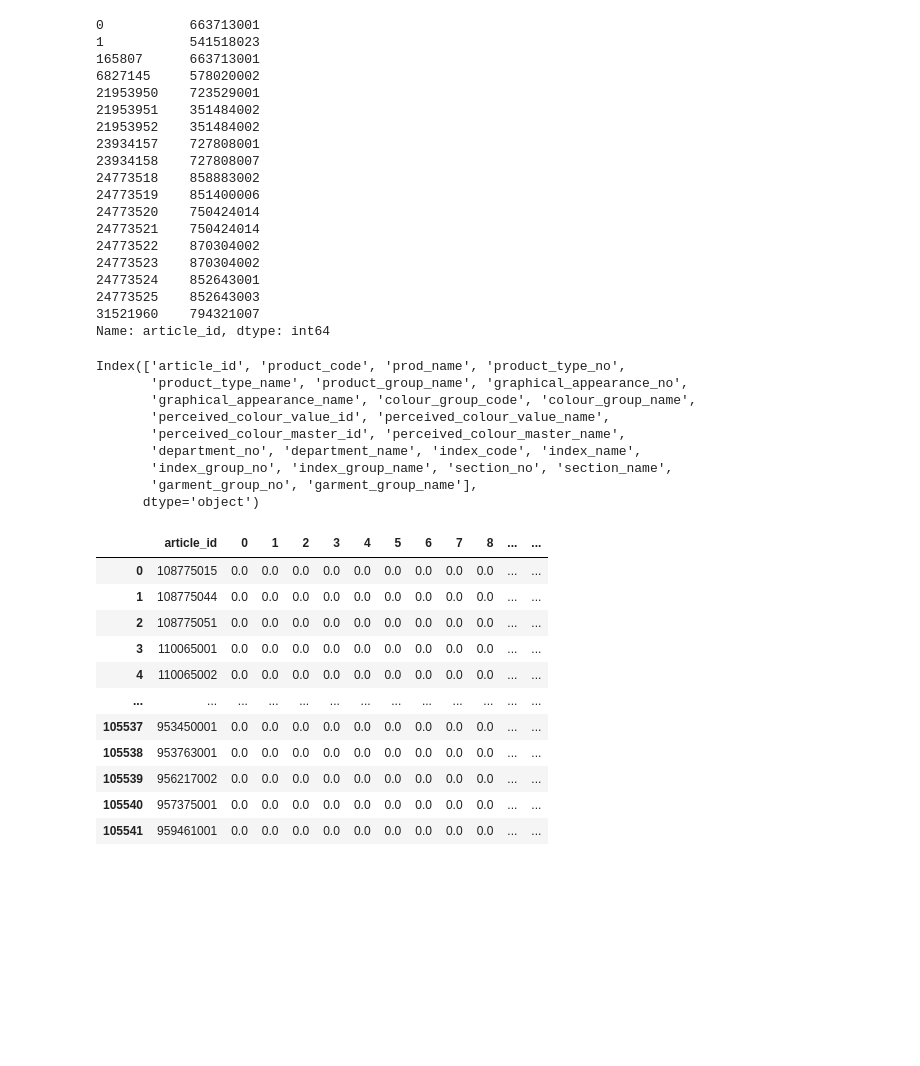
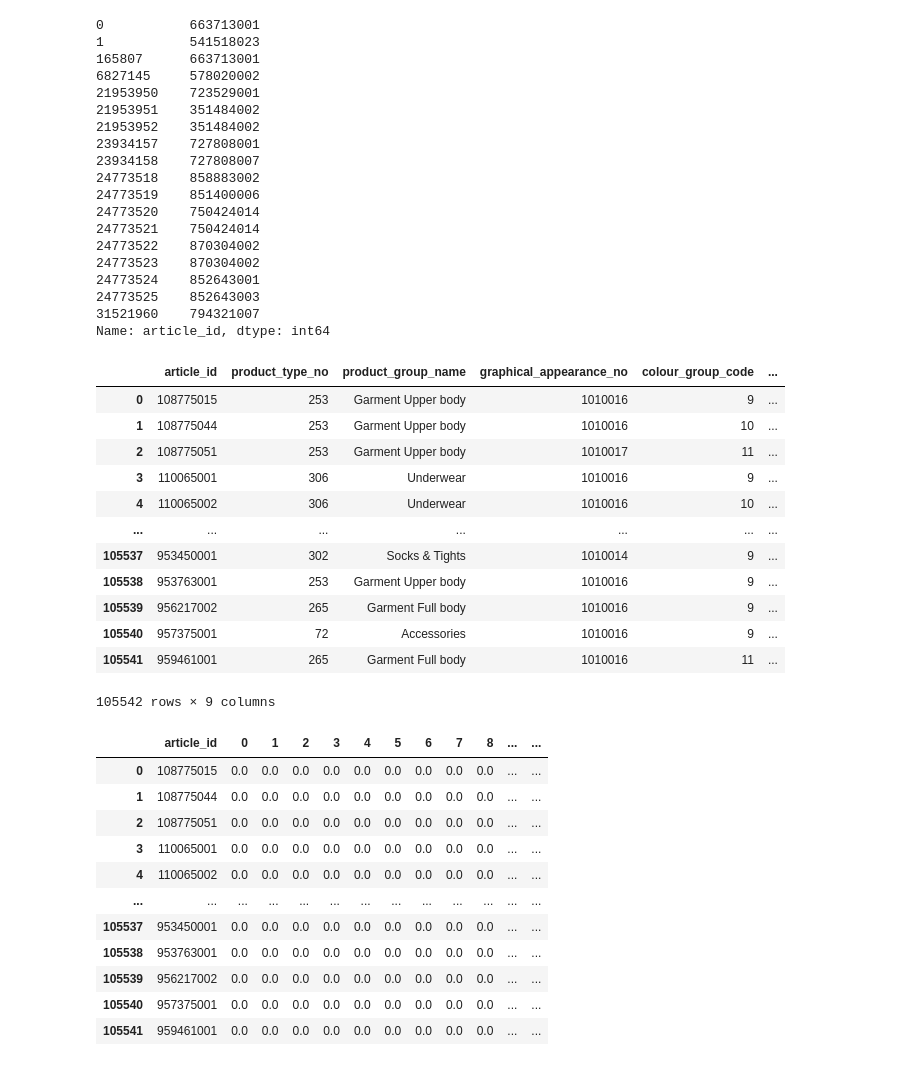
Before and after one commit to raclan/CIS_4496_Project, a Jupyter notebook: code/notebooks/onehot_recsys.ipynb, the cells around one changed output. Cells and saved outputs as stored; diff of their text form; code cells hidden in the pictures; blank space fills up the shorter version.

```diff
--- a/hm_recsys.ipynb
+++ b/code/notebooks/onehot_recsys.ipynb
@@ -99,23 +99,26 @@ Name: article_id, dtype: int64
 # %%
 # df_t_subset = df_t.sample(frac=0.0001,random_state=9)
 # df_t_subset.to_csv('transactions_subset.csv',index=False)
-# %%
-df_a.drop('detail_desc', axis=1).columns
-# %% [output]
-Index(['article_id', 'product_code', 'prod_name', 'product_type_no',
-       'product_type_name', 'product_group_name', 'graphical_appearance_no',
-       'graphical_appearance_name', 'colour_group_code', 'colour_group_name',
-       'perceived_colour_value_id', 'perceived_colour_value_name',
-       'perceived_colour_master_id', 'perceived_colour_master_name',
-       'department_no', 'department_name', 'index_code', 'index_name',
-       'index_group_no', 'index_group_name', 'section_no', 'section_name',
-       'garment_group_no', 'garment_group_name'],
-      dtype='object')
 # %%
-df_a.drop(['product_code', 'prod_name', 'product_type_name', 'graphical_appearance_name', 'colour_group_name',
+df_a_temp = df_a.copy().drop(['product_code', 'prod_name', 'product_type_name', 'graphical_appearance_name', 'colour_group_name',
         'perceived_colour_value_id', 'perceived_colour_value_name','perceived_colour_master_id',
         'perceived_colour_master_name', 'department_name', 'index_name', 'index_group_no', 'index_group_name',
-        'section_name', 'garment_group_name', 'detail_desc'], inplace=True, axis=1)
+        'section_name', 'garment_group_name', 'detail_desc'], axis=1)
+df_a_temp
+# %% [output]
+|  | article_id | product_type_no | product_group_name | graphical_appearance_no | colour_group_code | ... |
+| 0 | 108775015 | 253 | Garment Upper body | 1010016 | 9 | ... |
+| 1 | 108775044 | 253 | Garment Upper body | 1010016 | 10 | ... |
+| 2 | 108775051 | 253 | Garment Upper body | 1010017 | 11 | ... |
+| 3 | 110065001 | 306 | Underwear | 1010016 | 9 | ... |
+| 4 | 110065002 | 306 | Underwear | 1010016 | 10 | ... |
+| ... | ... | ... | ... | ... | ... | ... |
+| 105537 | 953450001 | 302 | Socks & Tights | 1010014 | 9 | ... |
+| 105538 | 953763001 | 253 | Garment Upper body | 1010016 | 9 | ... |
+| 105539 | 956217002 | 265 | Garment Full body | 1010016 | 9 | ... |
+| 105540 | 957375001 | 72 | Accessories | 1010016 | 9 | ... |
+| 105541 | 959461001 | 265 | Garment Full body | 1010016 | 11 | ... |
+105542 rows × 9 columns
 # %%
 enc_df_a = df_a.copy().drop(df_a.columns[1:],axis=1)
 enc = OneHotEncoder()
```
Also changed, not shown: parts of 13 cells of this notebook, 7 other files.
